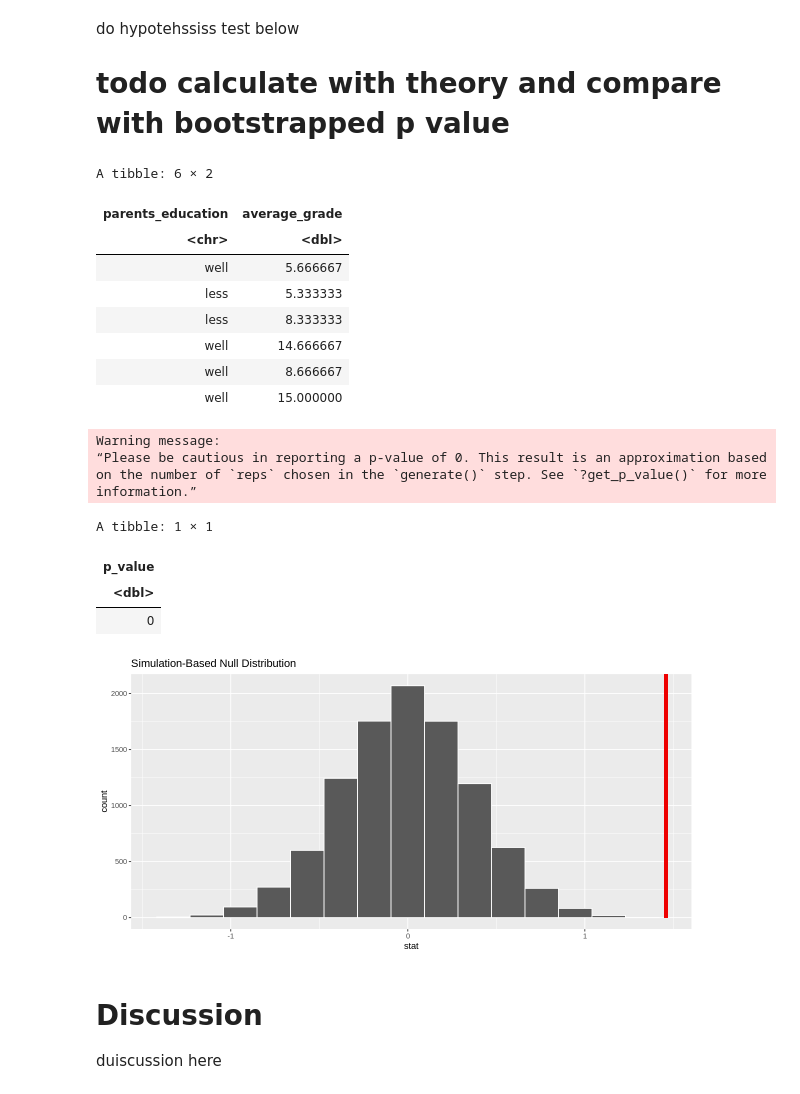
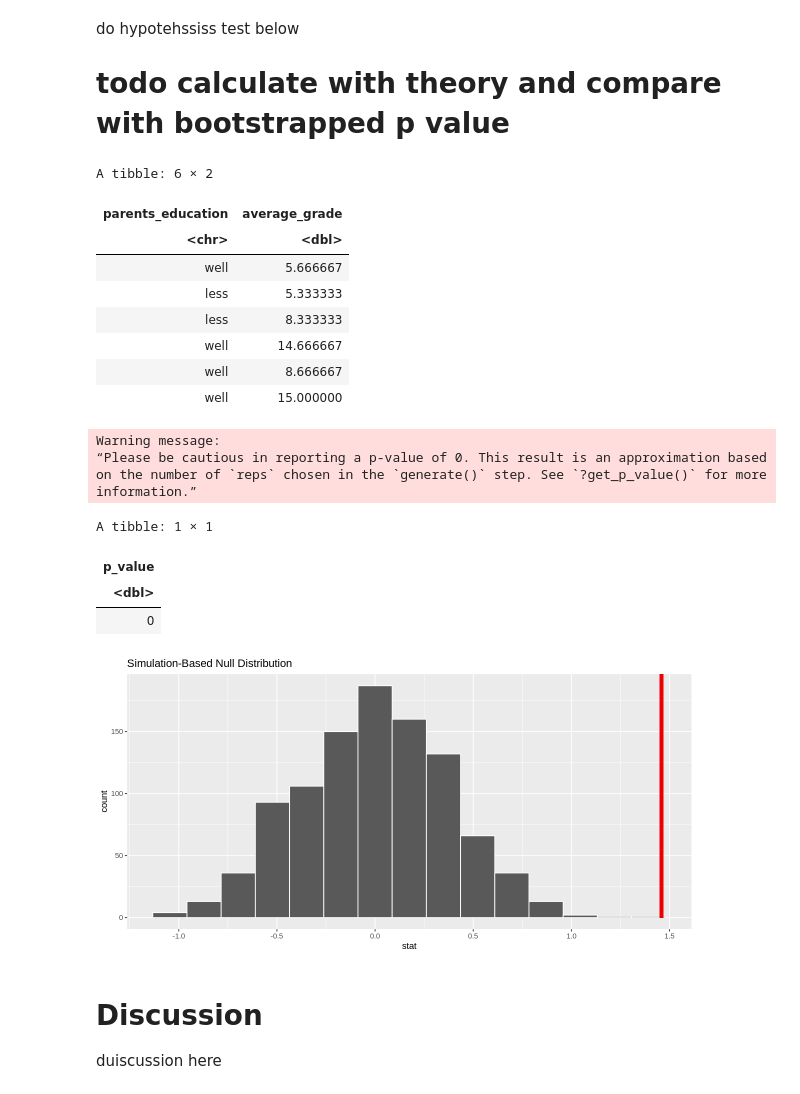
Before and after one commit to j-ackyao/STAT-Inference, a Jupyter notebook: project report.ipynb, the cells around one changed output. Drawn from its saved outputs; the diff is of its cells as text; code cells hidden in the pictures.

```diff
--- a/project report.ipynb
+++ b/project report.ipynb
@@ -159,12 +159,18 @@ combined_education_plot
 # todo justify why we pick median instead of mean this time, why we do 5, and talk about how well the number split is
 It is not statistically correct to assume that post-secondary is the educational standard in this data, therefore, we wanted to analyze the distributions of average education level to determine our basis for what counts as a high-education.  As measured in the preliminary results above, we received that the average education level of a parent is approximate $2.6$ (for both father and mother), so using the $\geq 6$ as a basis would consider both parents that have received secondary education or higher (slightly above-average education), as **well-educated**.
 # %%
-student_data$parents_education[student_data$combined_education <= 5] <- "less"
-student_data$parents_education[student_data$combined_education > 5] <- "well"
+# student_data_combined_edu$parents_education[student_data_combined_edu$combined_education <= 5] <- "less"
+# student_data_combined_edu$parents_education[student_data_combined_edu$combined_education > 5] <- "well"
 
-student_data <- student_data |>
-    select(-combined_education)
+# final_student_data <- student_data_combined_edu |>
+#     select(-combined_education)
 
-student_data |> group_by(parents_education) |>
+final_student_data <- student_data_combined_edu |>
+    mutate(parents_education = ifelse(combined_education <= 5, "less", "well")) |>
+    select(term_1_grade, term_2_grade, final_grade, parents_education)
+
+final_student_data |> group_by(parents_education) |>
     summarize(count = n())
+
+final_student_data
 # %% [output]
@@ -219,28 +244,29 @@ A tibble: 10 × 3
 Observing the overview, it can be seen that those with a final grade of $0$ tend to also have "relatively poorer" grades in the preceding two terms. As the significance of $0$ wasn't documented in the original data, it's difficult to determine whether it represents missing/null data or other holistic factor such as failing by not reaching a certain cutoff. Due to this uncertainty, the mean of all three grades will be used to represents the student's grade to mitigate severe skewness. Below is the distribution of the final grades and the mean grades of students:
 # %%
 # plot final grades only
-student_final_grade_plot <- student_data |>
+student_final_grade_plot <- final_student_data |>
     ggplot(aes(x = final_grade)) +
     geom_histogram(binwidth = 2, color = 'white') +
-    geom_vline(aes(xintercept = mean(average_grade)), color = 'red') +
-    annotate("text", label = paste("Average: ", round(mean(student_data$final_grade), digits = 2)),
-             x = mean(student_data$average_grade) + 1.5, y = 90, color = 'red') +
+    geom_vline(aes(xintercept = mean(final_grade)), color = 'red') +
+    annotate("text", label = paste("Average: ", round(mean(final_student_data$final_grade), digits = 2)),
+             x = mean(final_student_data$final_grade) + 1.5, y = 90, color = 'red') +
     ggtitle("Student final grades distribution") +
     xlab("Student final grades") +
     ylab("Count")
 
 student_final_grade_plot
 
+
 # find average grades and plot
-student_data <- student_data |>
+average_student_data <- final_student_data |>
     mutate(average_grade = (term_1_grade + term_2_grade + final_grade) / 3)
 
-student_average_grade_plot <- student_data |>
+student_average_grade_plot <- average_student_data |>
     ggplot(aes(x = average_grade)) +
     geom_histogram(binwidth = 2, color = 'white') +
     geom_vline(aes(xintercept = mean(average_grade)), color = 'red') +
-    annotate("text", label = paste("Average: ", round(mean(student_data$average_grade), digits = 2)),
-             x = mean(student_data$average_grade) + 1.5, y = 90, color = 'red') +
+    annotate("text", label = paste("Average: ", round(mean(average_student_data$average_grade), digits = 2)),
+             x = mean(average_student_data$average_grade) + 1.5, y = 90, color = 'red') +
     ggtitle("Student mean grades distribution") +
     xlab("Student mean grades") +
     ylab("Count")
@@ -271,41 +297,41 @@ do hypotehssiss test below
 # todo calculate with theory and compare with bootstrapped p value
 # %%
 # select relevant data
-student_data <- student_data |>
+obs_data <- average_student_data |>
     select(parents_education, average_grade)
-head(student_data)
+head(obs_data)
 
-obs_stat <- student_data |>
+obs_stat <- obs_data |>
     specify(average_grade ~ parents_education) |>
     calculate(stat = "diff in means", order = c("well", "less"))
 
 # null model
-results <- specify(student_data, formula = average_grade ~ parents_education) |>
+results <- specify(obs_data, formula = average_grade ~ parents_education) |>
     hypothesize(null = "independence") |>
-    generate(type = "permute", reps = 10000) |>
+    generate(type = "permute", reps = 1000) |>
     calculate(stat = "diff in means", order = c("well", "less"))
 
 
 results |> visualize() + shade_p_value(obs_stat, direction = "greater")
 
 get_p_value(results, obs_stat, direction = "greater")
 # %% [output]
 A tibble: 6 × 2
 | parents_education | average_grade |
 | <chr> | <dbl> |
 | well | 5.666667 |
 | less | 5.333333 |
 | less | 8.333333 |
 | well | 14.666667 |
 | well | 8.666667 |
 | well | 15.000000 |
 Warning message:
 “Please be cautious in reporting a p-value of 0. This result is an approximation based on the number of `reps` chosen in the `generate()` step. See `?get_p_value()` for more information.”
 A tibble: 1 × 1
 | p_value |
 | <dbl> |
 | 0 |
-[figure, old version]
+[figure, new version]
 # %% [markdown]
 # Discussion
 
```
Also changed, not shown: parts of 6 cells of this notebook.
